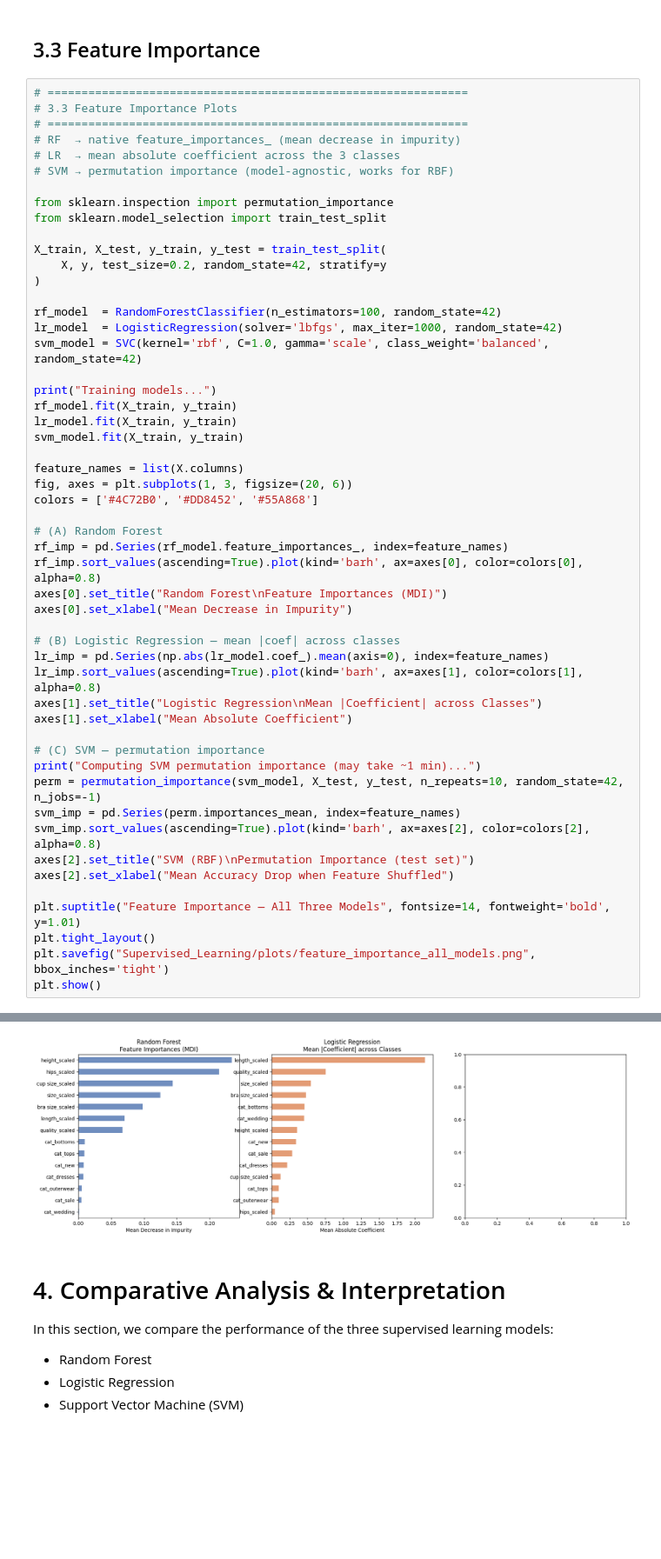
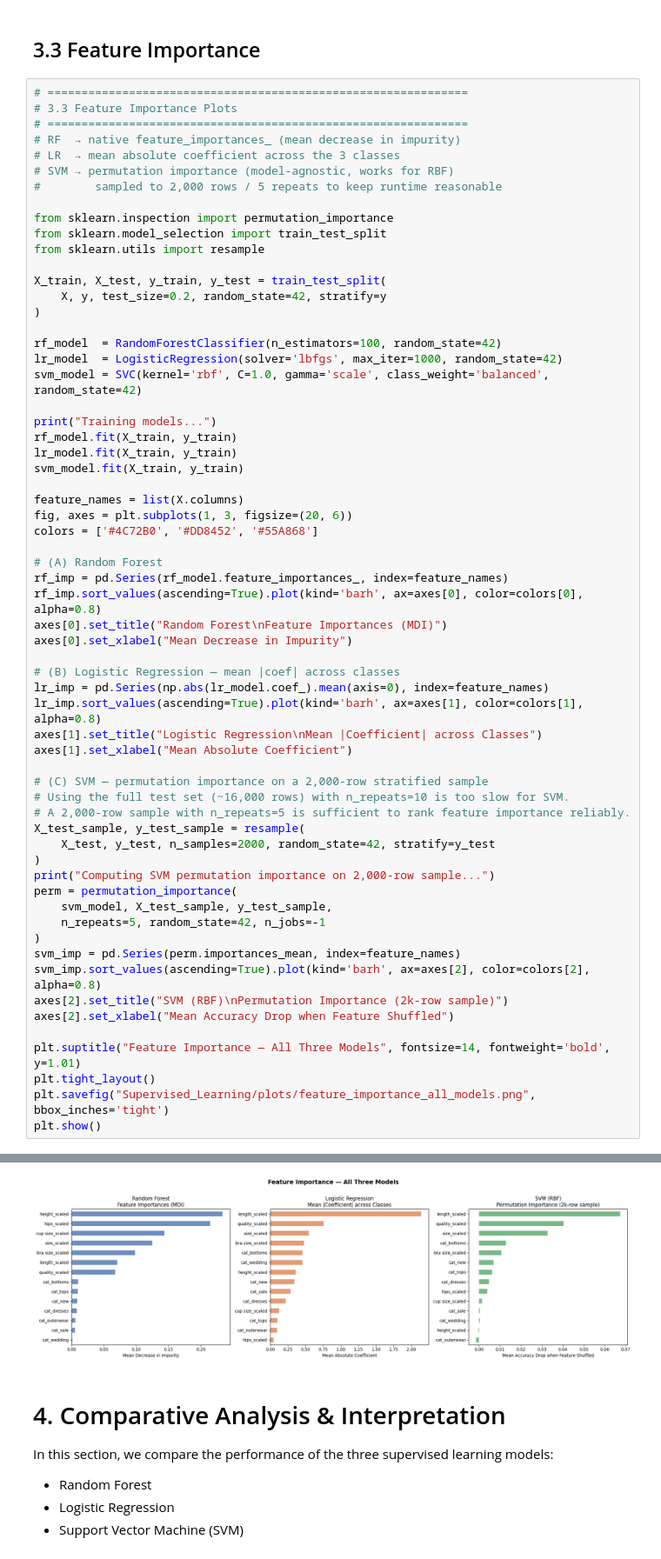
Before and after one commit to alameer515/SWE485-Project-Group10, a Jupyter notebook: Phase1_Supervised_Learning.ipynb, the cells around one changed output, grey strips where cells are left out. Shown at 87% size. Cells and saved outputs as stored; diff of their text form; blank space fills up the shorter version.

```diff
--- a/Phase1_Supervised_Learning.ipynb
+++ b/Phase1_Supervised_Learning.ipynb
@@ -714,9 +748,11 @@ SVM                    0.5416 ± 0.0059  0.5705 ± 0.0056
 # RF  → native feature_importances_ (mean decrease in impurity)
 # LR  → mean absolute coefficient across the 3 classes
 # SVM → permutation importance (model-agnostic, works for RBF)
+#        sampled to 2,000 rows / 5 repeats to keep runtime reasonable
 
 from sklearn.inspection import permutation_importance
 from sklearn.model_selection import train_test_split
+from sklearn.utils import resample
 
 X_train, X_test, y_train, y_test = train_test_split(
     X, y, test_size=0.2, random_state=42, stratify=y
@@ -747,12 +783,20 @@ lr_imp.sort_values(ascending=True).plot(kind='barh', ax=axes[1], color=colors[1]
 axes[1].set_title("Logistic Regression\nMean |Coefficient| across Classes")
 axes[1].set_xlabel("Mean Absolute Coefficient")
 
-# (C) SVM — permutation importance
-print("Computing SVM permutation importance (may take ~1 min)...")
-perm = permutation_importance(svm_model, X_test, y_test, n_repeats=10, random_state=42, n_jobs=-1)
+# (C) SVM — permutation importance on a 2,000-row stratified sample
+# Using the full test set (~16,000 rows) with n_repeats=10 is too slow for SVM.
+# A 2,000-row sample with n_repeats=5 is sufficient to rank feature importance reliably.
+X_test_sample, y_test_sample = resample(
+    X_test, y_test, n_samples=2000, random_state=42, stratify=y_test
+)
+print("Computing SVM permutation importance on 2,000-row sample...")
+perm = permutation_importance(
+    svm_model, X_test_sample, y_test_sample,
+    n_repeats=5, random_state=42, n_jobs=-1
+)
 svm_imp = pd.Series(perm.importances_mean, index=feature_names)
 svm_imp.sort_values(ascending=True).plot(kind='barh', ax=axes[2], color=colors[2], alpha=0.8)
-axes[2].set_title("SVM (RBF)\nPermutation Importance (test set)")
+axes[2].set_title("SVM (RBF)\nPermutation Importance (2k-row sample)")
 axes[2].set_xlabel("Mean Accuracy Drop when Feature Shuffled")
 
 plt.suptitle("Feature Importance — All Three Models", fontsize=14, fontweight='bold', y=1.01)
@@ -766,4 +809,4 @@ KeyboardInterrupt:
-[figure, old version]
+[figure, new version]
 # %% [markdown]
 # 4. Comparative Analysis & Interpretation
 
```
Also changed, not shown: parts of 4 cells of this notebook, 3 other files.
